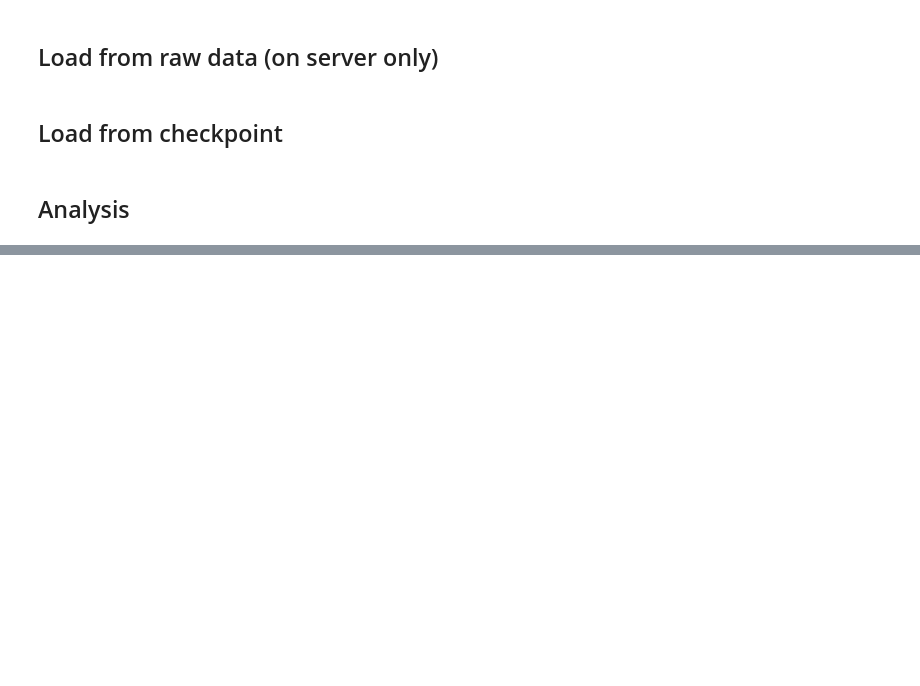
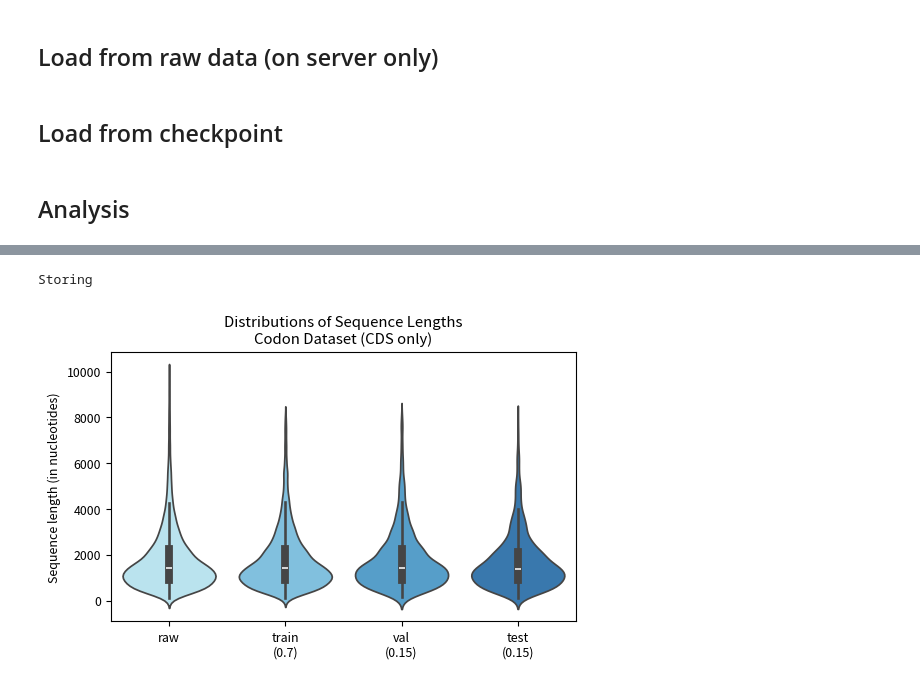
Before and after one commit to f-krause/master-thesis, a Jupyter notebook: experiments/visualisation/seq_len_distrib.ipynb, the cells around one changed output, grey strips where cells are left out. Drawn from its saved outputs; the diff is of its cells as text; code cells hidden in the pictures; blank space fills up the shorter version.

```diff
--- a/experiments/visualisation/seq_len_distrib.ipynb
+++ b/experiments/visualisation/seq_len_distrib.ipynb
@@ -170,16 +207,19 @@ plt.show()
 # %%
 # CODON DATA
 
 data = [seq_lens_all_cds, cod_train, cod_val, cod_test]
 labels = ['raw', 'train\n(0.7)', 'val\n(0.15)', "test\n(0.15)"]
 plt.figure(figsize=(6, 3.5))
 sns.violinplot(data=data, palette=blue_shades)
 plt.xticks(ticks=range(len(labels)), labels=labels)
-plt.title("Distributions of Sequence Lengths (CDS only) \nCodon Dataset")
+plt.title("Distributions of Sequence Lengths\nCodon Dataset (CDS only)")
 plt.ylabel("Sequence length (in nucleotides)")
 
 if STORE:
     print("Storing")
     plt.savefig(os.getenv("OUTPUT_DIR") + "/sequence_len_distribution_codon.pdf", format="pdf", bbox_inches="tight")
 
 plt.show()
+# %% [output]
+Storing
+[figure, added]
```
Also changed, not shown: parts of 11 cells of this notebook, 2 other files.
